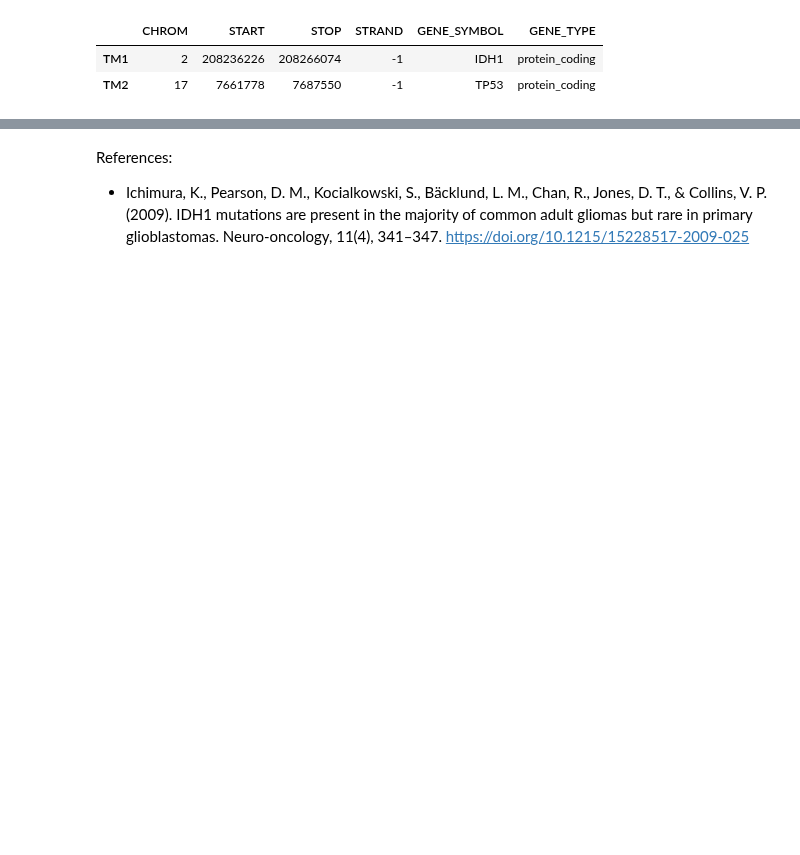
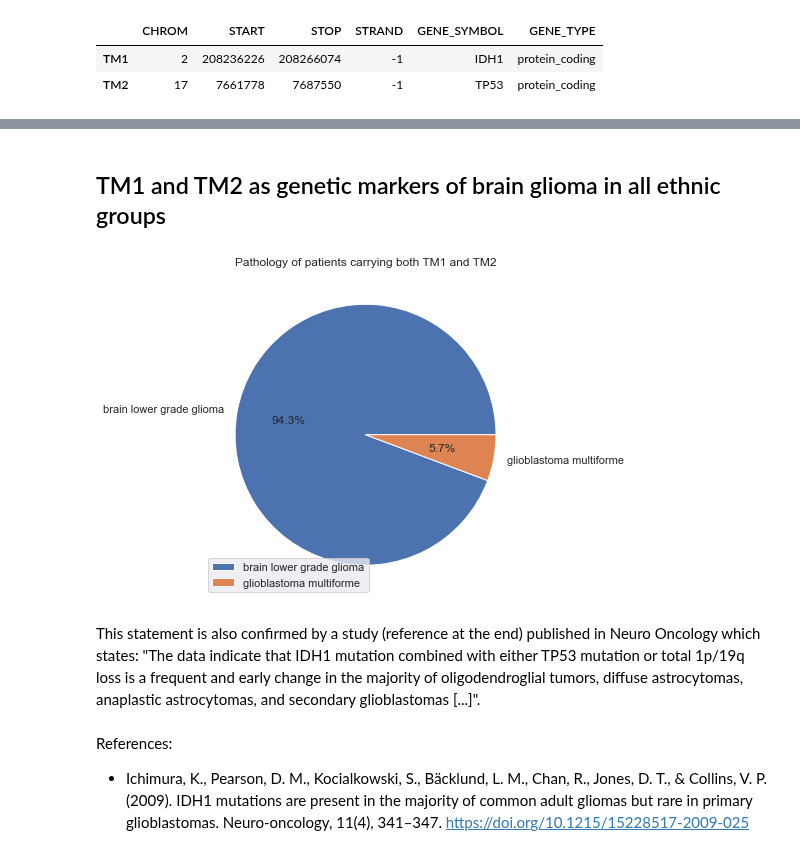
Before and after one commit to DEIB-GECO/VarSum, a Jupyter notebook: demo/correlation in genes causing tumor development.ipynb, the cells around one changed output, grey strips where cells are left out. Saved outputs shown, nothing was run; the diff lists cells and outputs as text; code cells hidden in the pictures; blank space fills up the shorter version.

```diff
--- a/demo/correlation in genes causing tumor development.ipynb
+++ b/demo/correlation in genes causing tumor development.ipynb
@@ -273,3 +296,40 @@ This result indicates that this correlation is basically absent in all the other
+# %% [markdown]
+## TM1 and TM2 as genetic markers of brain glioma in all ethnic groups
+# %%
+disease_distr_req = {
+    'having_meta': {
+        'assembly': 'grch38',
+        'health_status': 'false'
+    },
+    'having_variants': {
+        'in_cell_type': ['somatic'],
+        "with": [
+            {"chrom":17, "start": 7673802, "ref":"G", "alt":"A"},
+            {"chrom":2, "start": 208248387, "ref":"C", "alt":"T"}
+        ]
+    },
+    "distribute_by": ["disease"]
+}
+disease_distr_res = post_request('http://geco.deib.polimi.it/popstudy/api/donor_distribution', disease_distr_req, print_status_code=False, print_warnings=False)
+# %%
+disease_distr_res_df = pd.DataFrame.from_records(disease_distr_res['rows'], columns=disease_distr_res['columns'])
+disease_distr_res_df = disease_distr_res_df.pivot_table(disease_distr_res_df, ['DISEASE'])
+# %%
+disease_distr_res_df.plot(
+    kind='pie',
+    y='DONORS',
+    figsize=(6,6),
+    labels=disease_distr_res_df.index.tolist(),
+    autopct='%1.1f%%'
+)
+plt.ylabel('')
+plt.legend(loc=3)
+plt.title('Pathology of patients carrying both TM1 and TM2')
+plt.show()
+# %% [output]
+[figure, added]
+# %% [markdown]
+This statement is also confirmed by a study (reference at the end) published in Neuro Oncology which states: "The data indicate that IDH1 mutation combined with either TP53 mutation or total 1p/19q loss is a frequent and early change in the majority of oligodendroglial tumors, diffuse astrocytomas, anaplastic astrocytomas, and secondary glioblastomas  \[...]".
 # %% [markdown]
 References:
 - Ichimura, K., Pearson, D. M., Kocialkowski, S., Bäcklund, L. M., Chan, R., Jones, D. T., & Collins, V. P. (2009). IDH1 mutations are present in the majority of common adult gliomas but rare in primary glioblastomas. Neuro-oncology, 11(4), 341–347. https://doi.org/10.1215/15228517-2009-025
```
Also changed, not shown: parts of 32 cells of this notebook, 1 other file.
